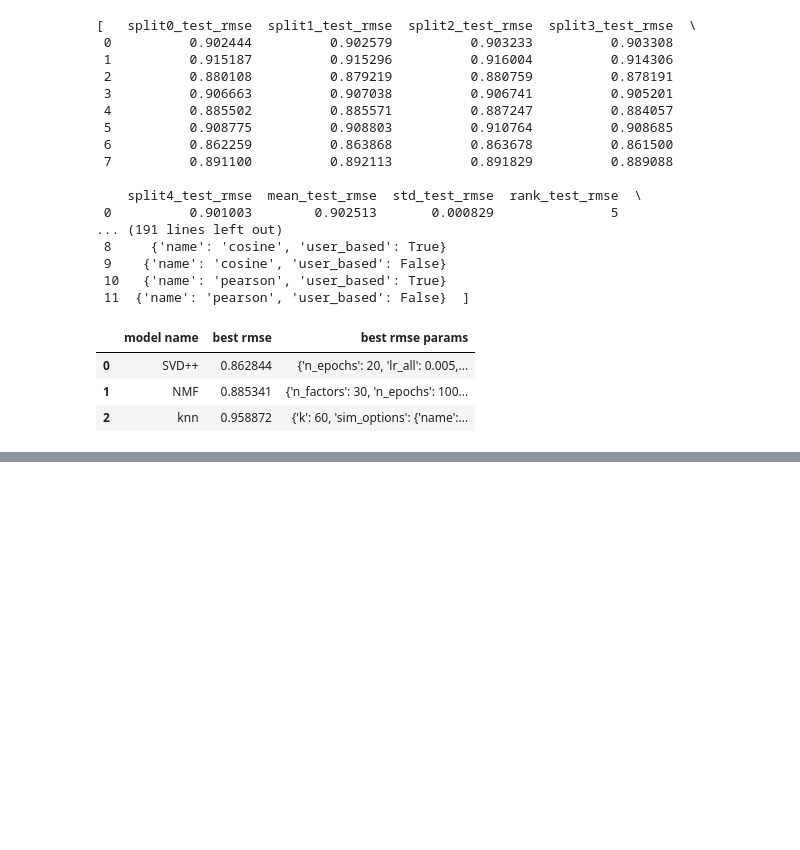
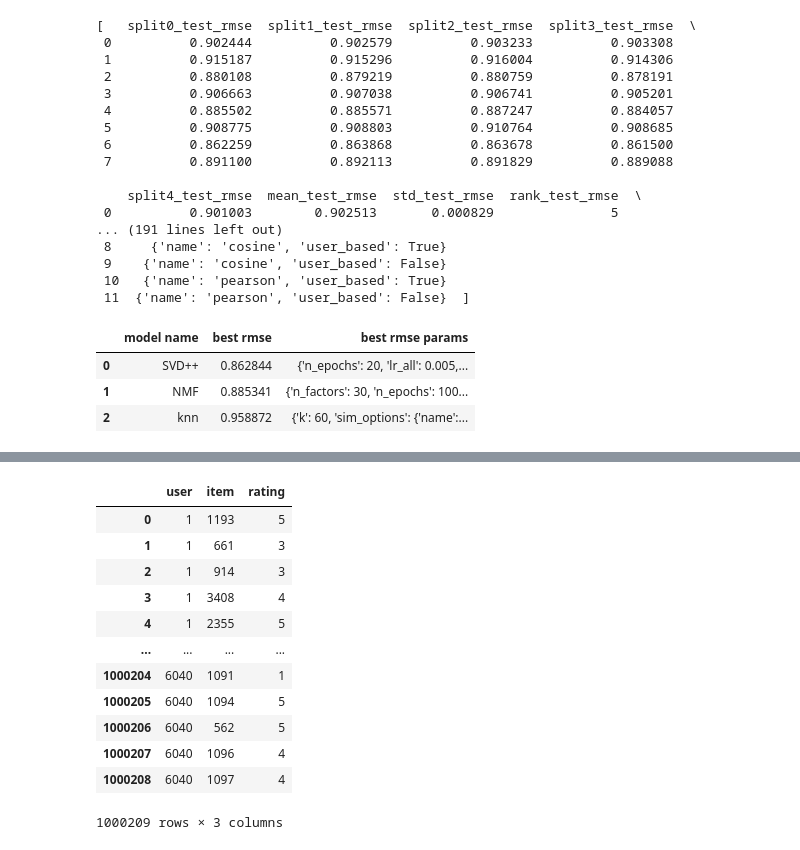
Before and after one commit to caiotda/dynamicTasteDistortion, a Jupyter notebook: simulation/00-preference_model.ipynb, the cells around one changed output, grey strips where cells are left out. Drawn from its saved outputs; the diff is of its cells as text; code cells hidden in the pictures; blank space fills up the shorter version.

```diff
--- a/simulation/00-preference_model.ipynb
+++ b/simulation/00-preference_model.ipynb
@@ -157,0 +251,18 @@ performance_df
+# %%
+df_main_cols = df[["user", "item", "rating"]]
+# %%
+df_main_cols
+# %% [output]
+|  | user | item | rating |
+| 0 | 1 | 1193 | 5 |
+| 1 | 1 | 661 | 3 |
+| 2 | 1 | 914 | 3 |
+| 3 | 1 | 3408 | 4 |
+| 4 | 1 | 2355 | 5 |
+| ... | ... | ... | ... |
+| 1000204 | 6040 | 1091 | 1 |
+| 1000205 | 6040 | 1094 | 5 |
+| 1000206 | 6040 | 562 | 5 |
+| 1000207 | 6040 | 1096 | 4 |
+| 1000208 | 6040 | 1097 | 4 |
+1000209 rows × 3 columns
```
Also changed, not shown: parts of 30 cells of this notebook.
